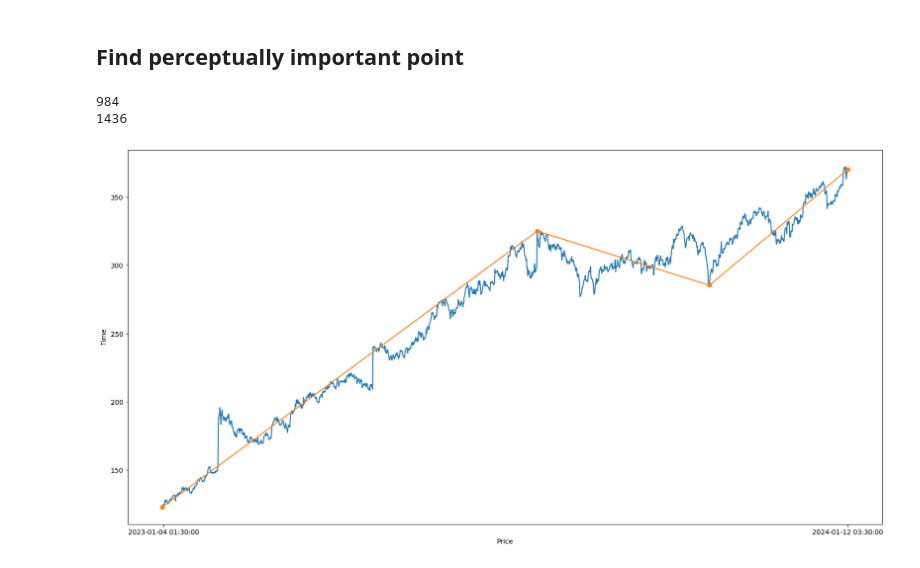
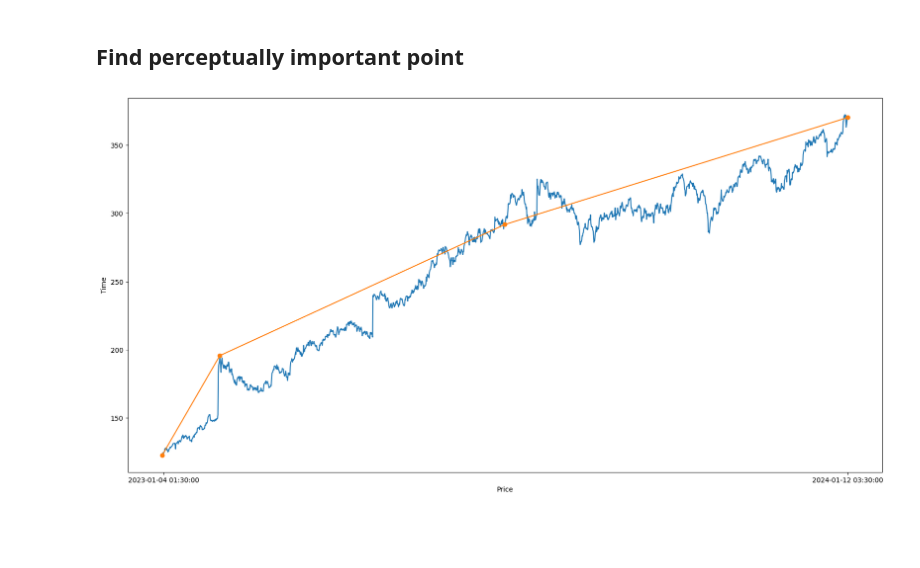
Before and after one commit to trungviet17/TA_Patterns_Recognition, a Jupyter notebook: Analysis.ipynb, the cells around one changed output. Drawn from its saved outputs; the diff is of its cells as text; code cells hidden in the pictures; blank space fills up the shorter version.

```diff
--- a/Analysis.ipynb
+++ b/Analysis.ipynb
@@ -163,8 +156,6 @@ rw.find_regional_locals_min()
 # %% [markdown]
 ## Find perceptually important point
 # %%
-from scipy.spatial.distance import pdist, cdist
-
 
 class PIP :
     def __init__(self, ys, xs, n, method, pflag) :
@@ -203,13 +194,11 @@ class PIP :
         match (self.method) :
             case 0 :
                 return self.find_argmax(self.ED())
-
             case 1 :
-
                 return self.find_argmax(self.PD())
-
             case 2 :
                 return self.find_argmax(self.VD())
+
 
     def find_argmax(self, r) :
         while np.isnan(np.max(r)) :
@@ -224,24 +213,19 @@ class PIP :
         self.matrix_x[0][pipx], self.matrix_x[1][pipx] = np.nan, np.nan
         self.matrix_y[0][pipx], self.matrix_y[1][pipx] = np.nan, np.nan
 
-        lst_x = self.matrix_x
-        lst_y = self.matrix_y
+        for i in range(len(self.matrix_x[0])) :
+            if (np.isnan(self.matrix_x[0][i]) ) : continue
+
+            if abs(self.matrix_x[0][i] - i) > abs(pipx - i) :
+                self.matrix_x[1][i] = self.matrix_x[0][i]
+                self.matrix_x[0][i] = pipx
+            elif abs(self.matrix_x[1][i] - i) > abs(pipx - i) :
+                self.matrix_x[1][i] = pipx
+
+            self.matrix_y[0][i] = self.ys[int(self.matrix_x[0][i])]
+            self.matrix_y[1][i] = self.ys[int(self.matrix_x[1][i])]
 
 
-        for i in range(len(lst_x[0])) :
-            if (np.isnan(lst_x[0][i]) ) : continue
-
-            if abs(lst_x[0][i] - i) > abs(pipx - i) :
-                lst_x[1][i] = lst_x[0][i]
-                lst_x[0][i] = pipx
-            elif abs(lst_x[1][i] - i) > abs(pipx - i) :
-                lst_x[1][i] = pipx
-
-            lst_y[0][i] = self.ys[int(lst_x[0][i])]
-            lst_y[1][i] = self.ys[int(lst_x[1][i])]
-
-        self.matrix_x = lst_x
-        self.matrix_y = lst_y
 
 
     def find_PIP(self) :
@@ -250,7 +234,6 @@ class PIP :
         res[self.xlabel[0]] = self.ys[0]
         while(curr < self.n - 2) :
             pipx = self.caculate_distance()
-            print(pipx)
             res[self.xlabel[pipx]]= self.ys[pipx]
             self.present_matrix(pipx)
             curr += 1
@@ -287,9 +270,7 @@ class PIP :
         C = self.matrix_y[0] - S * self.matrix_x[0]
         return abs(S * self.xs - self.ys + C)
 # %%
-pip = PIP(main_df['open'], main_df['datetime'], 4, 1, True)
+pip = PIP(main_df['open'], main_df['datetime'], 4, 0, True)
 pip.find_PIP()
 # %% [output]
-984
-1436
-[figure, old version]
+[figure, new version]
```
Also changed, not shown: parts of 1 cell of this notebook.
